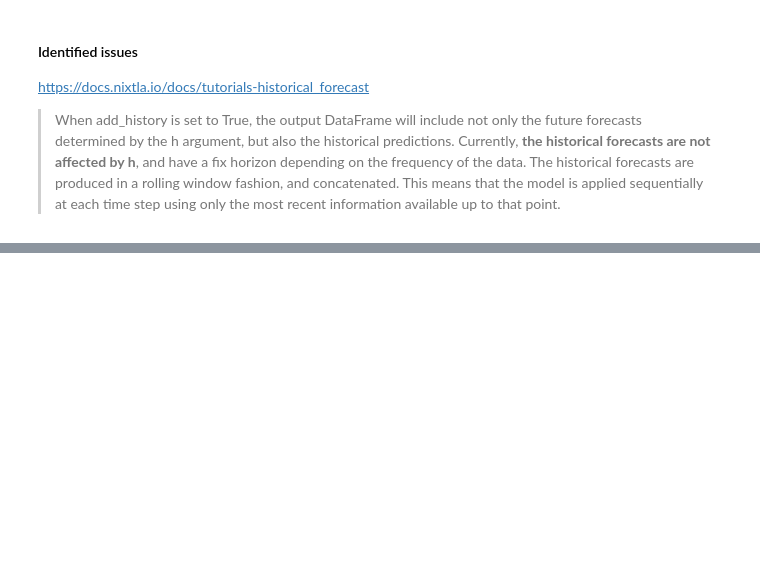
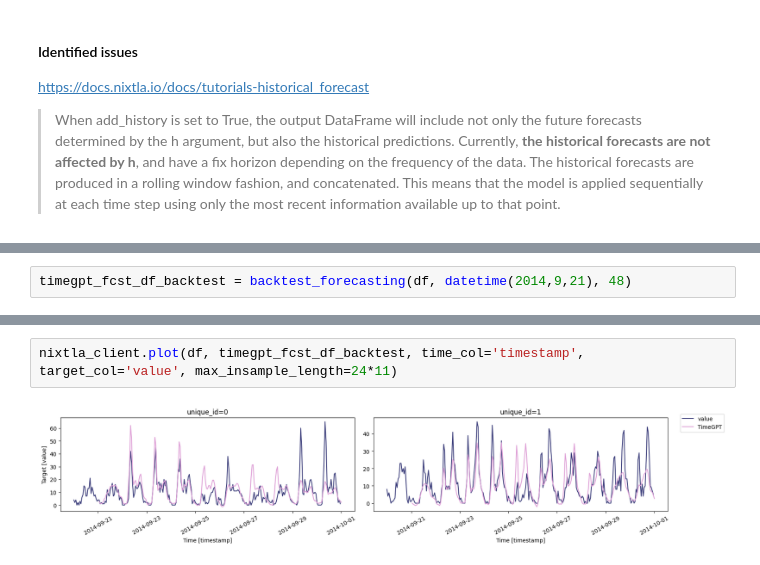
Before and after one commit to anitagraser/ST-ResNet, a Jupyter notebook: experiment.ipynb, the cells around one changed output, grey strips where cells are left out. Cells and saved outputs as stored; diff of their text form; blank space fills up the shorter version.

```diff
--- a/experiment.ipynb
+++ b/experiment.ipynb
@@ -487,0 +642,2 @@ https://docs.nixtla.io/docs/tutorials-historical_forecast
+# %%
+timegpt_fcst_df_backtest = backtest_forecasting(df, datetime(2014,9,21), 48)
@@ -487,0 +677,4 @@ https://docs.nixtla.io/docs/tutorials-historical_forecast
+# %%
+nixtla_client.plot(df, timegpt_fcst_df_backtest, time_col='timestamp', target_col='value', max_insample_length=24*11)
+# %% [output]
+[figure, added]
```
Also changed, not shown: parts of 25 cells of this notebook, 4 other files.
